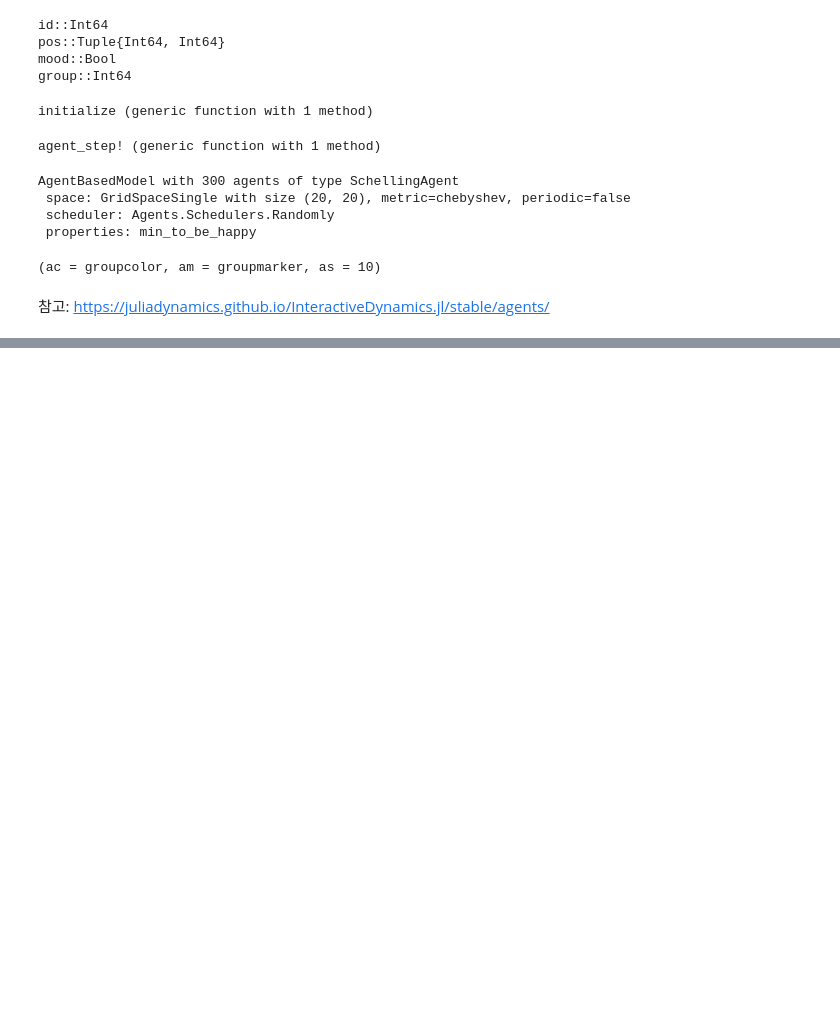
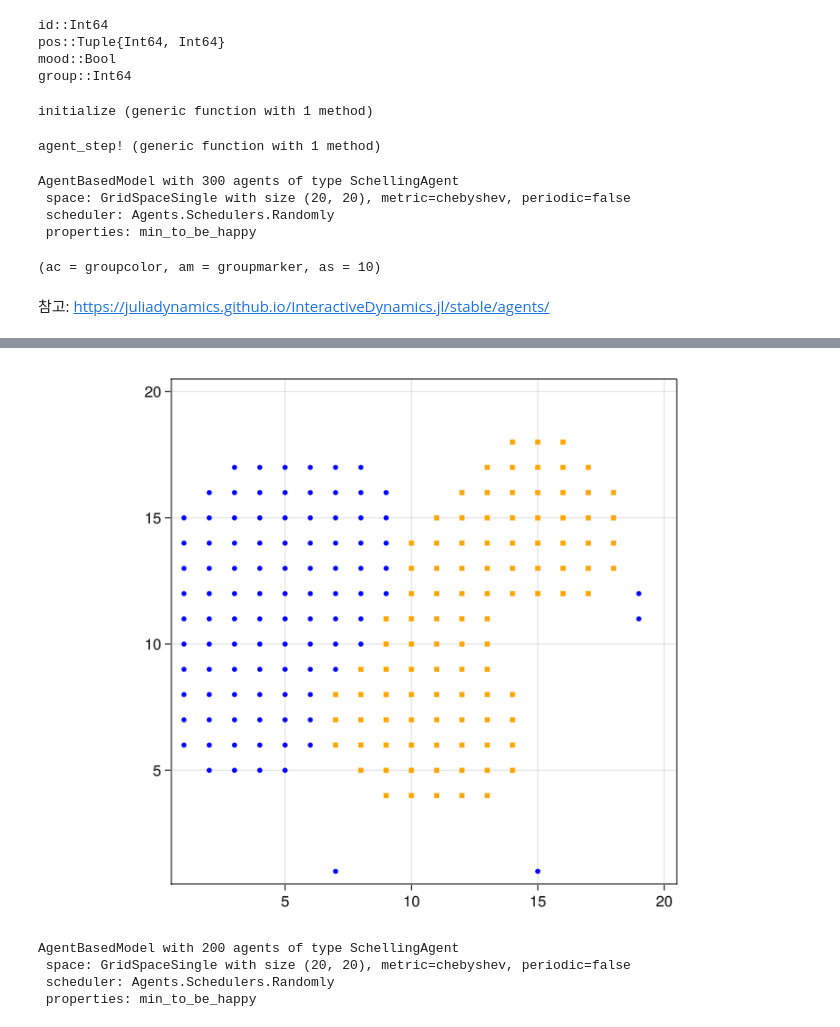
Before and after one commit to mrchaos/julia_agents_examples, a Jupyter notebook: src/schelling.ipynb, the cells around one changed output, grey strips where cells are left out. Cells and saved outputs as stored; diff of their text form; code cells hidden in the pictures; blank space fills up the shorter version.

```diff
--- a/src/schelling.ipynb
+++ b/src/schelling.ipynb
@@ -106,0 +256,9 @@ GLMakie.Screen(...)
+# %%
+# agent 200개가 400step후에 안정화 된것으로 기대
+model = initialize(numagents=200, min_to_be_happy=4, seed=42)
+run!(model, agent_step!, 400)
+
+fig, ax, abmobs = abmplot(model; plotkwargs...)
+fig
+# %% [output]
+[figure, added]
@@ -106,0 +270,8 @@ GLMakie.Screen(...)
+# %%
+# model loading
+model = AgentsIO.load_checkpoint("schelling.jld2"; scheduler = Schedulers.Randomly())
+# %% [output]
+AgentBasedModel with 200 agents of type SchellingAgent
+ space: GridSpaceSingle with size (20, 20), metric=chebyshev, periodic=false
+ scheduler: Agents.Schedulers.Randomly
+ properties: min_to_be_happy
```
Also changed, not shown: parts of 30 cells of this notebook, 3 other files.
